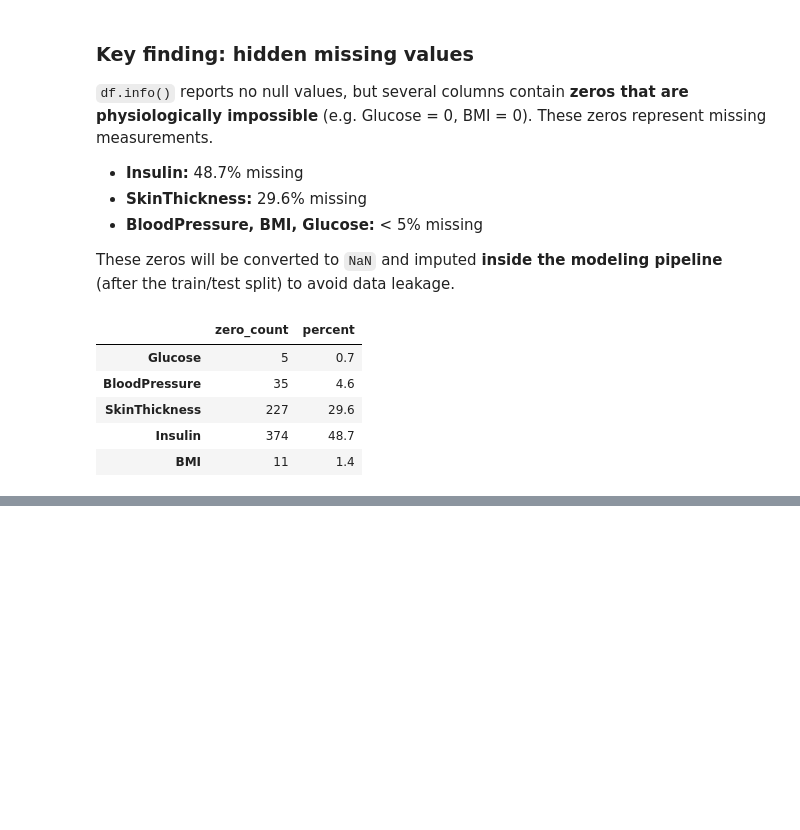
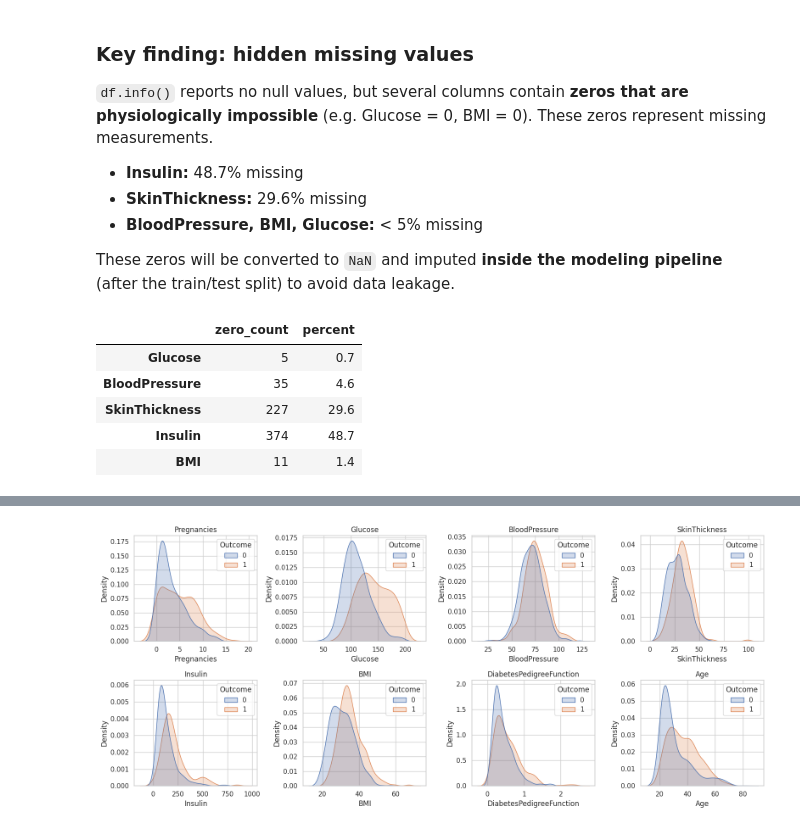
Before and after one commit to Koroush-Mashayekh/diabetes-risk-prediction, a Jupyter notebook: notebooks/01_eda.ipynb, the cells around one changed output, grey strips where cells are left out. Drawn from its saved outputs; the diff is of its cells as text; code cells hidden in the pictures; blank space fills up the shorter version.

```diff
--- a/notebooks/01_eda.ipynb
+++ b/notebooks/01_eda.ipynb
@@ -75,0 +129,19 @@ pd.DataFrame({"zero_count" : zero_counts , "percent": zero_percent})
+# %%
+import numpy as np
+
+df_plot = df.copy()
+df_plot[cols_with_hidden_missing] = df_plot[cols_with_hidden_missing].replace(0, np.nan)
+
+features = df.columns.drop("Outcome")
+
+fig, axes = plt.subplots(2, 4, figsize=(16, 7))
+
+for ax, col in zip(axes.flat, features):
+    sns.kdeplot(data=df_plot, x=col, hue="Outcome",
+                common_norm=False, fill=True, ax=ax)
+    ax.set_title(col)
+
+plt.tight_layout()
+plt.show()
+# %% [output]
+[figure, added]
```
Also changed, not shown: parts of 6 cells of this notebook.
